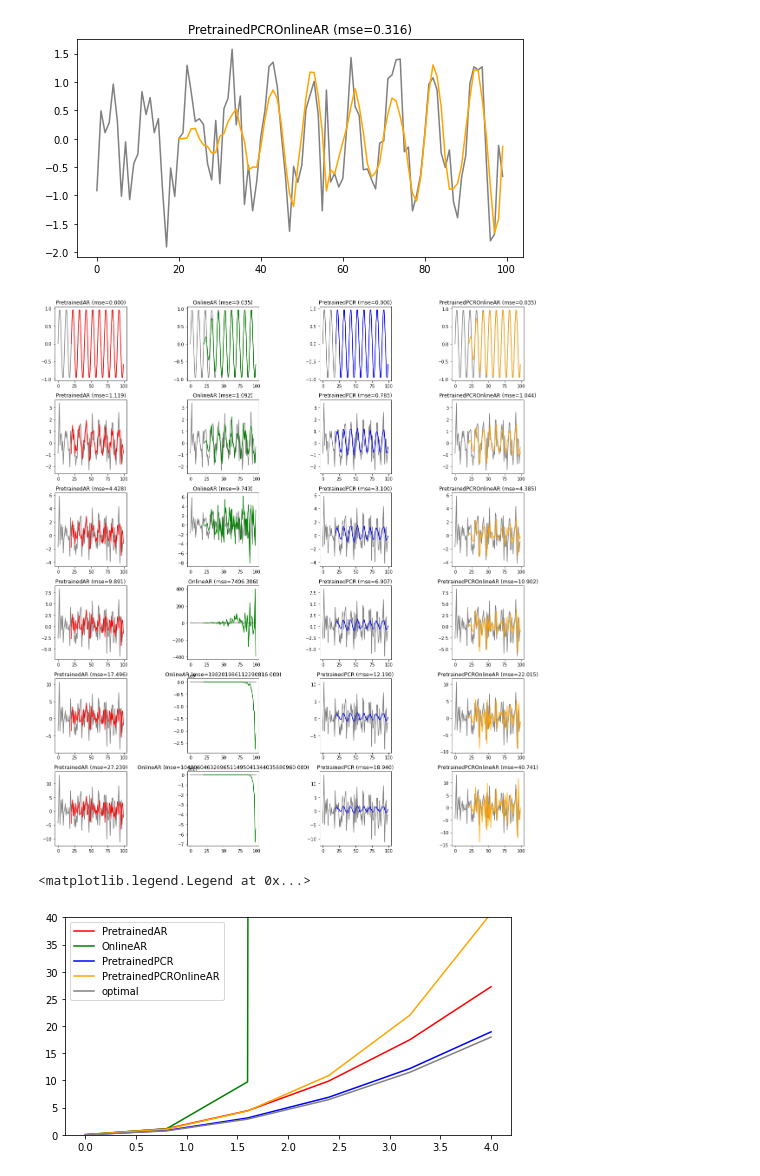
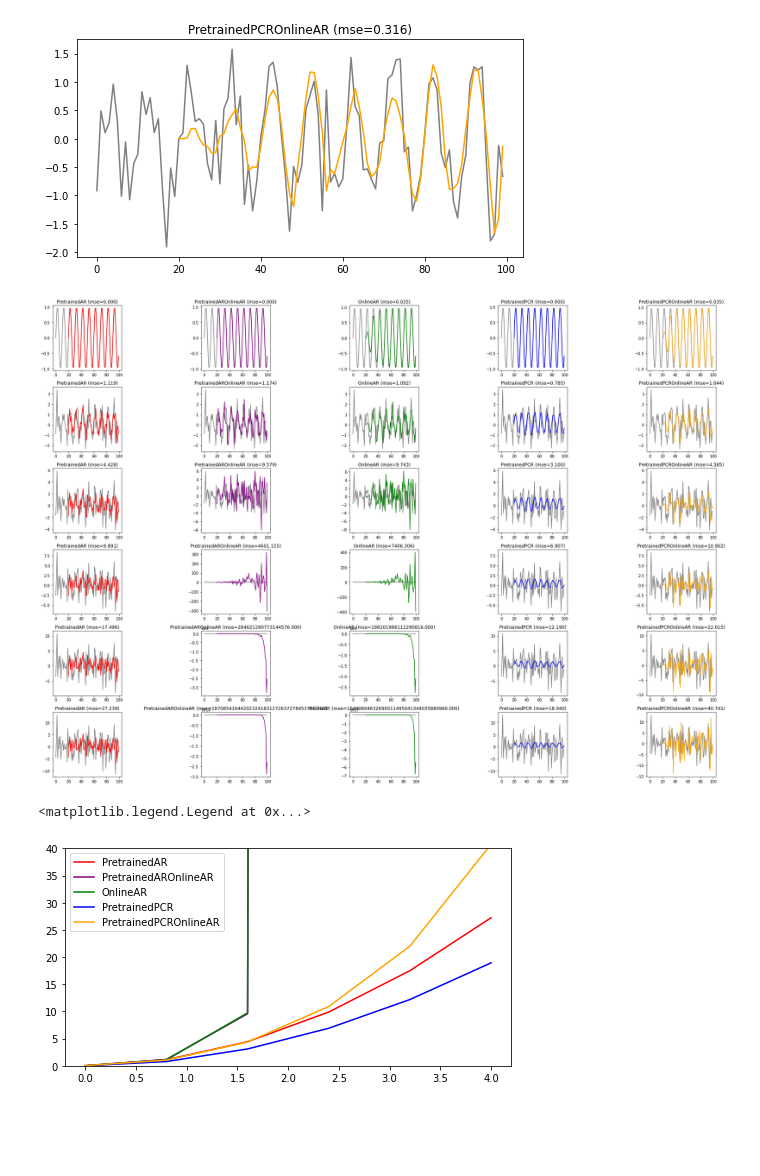
Before and after one commit to danielsuo/skgaip, a Jupyter notebook: notebooks/2020-05-30 Algorithm 1.ipynb, the cells around one changed output. Cells and saved outputs as stored; diff of their text form; code cells hidden in the pictures; blank space fills up the shorter version.

Commit message:
Update graphs

```diff
--- a/notebooks/2020-05-30 Algorithm 1.ipynb
+++ b/notebooks/2020-05-30 Algorithm 1.ipynb
@@ -179,50 +205,60 @@ _ = TestPretrainedPCROnlineAR(x_train, x_test, 20, 2)
 train_length = 100
 test_length = 100
 period = 10
 noise_levels = np.linspace(0, 4, 6)
 
 H = 20
 k = 2
 
 loss_table = []
 
-plt.rc('figure', figsize=(16,3*len(noise_levels)))
+num_figs = 5
+
+plt.rc('figure', figsize=(num_figs * 5, 3*len(noise_levels)))
 
 for i,noise_level in enumerate(noise_levels):
     x_train = datagen(train_length, period, noise_level, 0)
     x_test = datagen(test_length, period, noise_level, 124)
     x_pure = datagen(test_length, period, 0, 2)
 
-    plt.subplot(len(noise_levels), 4, 4*i+1)
+    plt.subplot(len(noise_levels), num_figs, num_figs*i+1)
     loss_pretrained_ar = TestPretrainedAR(x_train, x_test, H)
 
-    plt.subplot(len(noise_levels), 4, 4*i+2)
+    plt.subplot(len(noise_levels), num_figs, num_figs*i+2)
+    loss_pretrained_ar_online_ar = TestPretrainedAROnlineAR(x_train, x_test, H)
+
+    plt.subplot(len(noise_levels), num_figs, num_figs*i+3)
     loss_online_ar = TestOnlineAR(x_train, x_test, H)
 
-    plt.subplot(len(noise_levels), 4, 4*i+3)
+    plt.subplot(len(noise_levels), num_figs, num_figs*i+4)
     loss_pretrained_pcr = TestPretrainedPCR(x_train, x_test, H, k)
 
-    plt.subplot(len(noise_levels), 4, 4*i+4)
+    plt.subplot(len(noise_levels), num_figs, num_figs*i+5)
     loss_pretrained_pcr_online_ar = TestPretrainedPCROnlineAR(x_train, x_test, H, k)
 
     loss_pure = trunc_mse(x_test, x_pure[H:])
 
-    loss_table.append( [loss_pretrained_ar, loss_online_ar, loss_pretrained_pcr, loss_pretrained_pcr_online_ar, loss_pure] )
+    loss_table.append( [loss_pretrained_ar,
+                        loss_pretrained_ar_online_ar,
+                        loss_online_ar,
+                        loss_pretrained_pcr,
+                        loss_pretrained_pcr_online_ar,
+                        loss_pure] )
 
 loss_table = np.array(loss_table)
 plt.tight_layout()
 # %% [output]
-[figure, old version]
+[figure, new version]
 # %%
 # plot losses from above
 
 plt.rc('figure', figsize=(8,4))
-colors = ["red", "green", "blue", "orange", "gray"]
+colors = ["red", "purple", "green", "blue", "orange", "gray"]
 for i in range(5):
-  plt.plot(noise_levels, loss_table[:,i], color=colors[i], label=['PretrainedAR', 'OnlineAR', 'PretrainedPCR','PretrainedPCROnlineAR', 'optimal'][i])
+  plt.plot(noise_levels, loss_table[:,i], color=colors[i], label=['PretrainedAR', 'PretrainedAROnlineAR', 'OnlineAR', 'PretrainedPCR','PretrainedPCROnlineAR', 'optimal'][i])
 
 plt.ylim((0, 40))
 plt.legend()
 # %% [output]
 <matplotlib.legend.Legend at 0x...>
-[figure, old version]
+[figure, new version]
```
Also changed, not shown: parts of 2 cells of this notebook.
